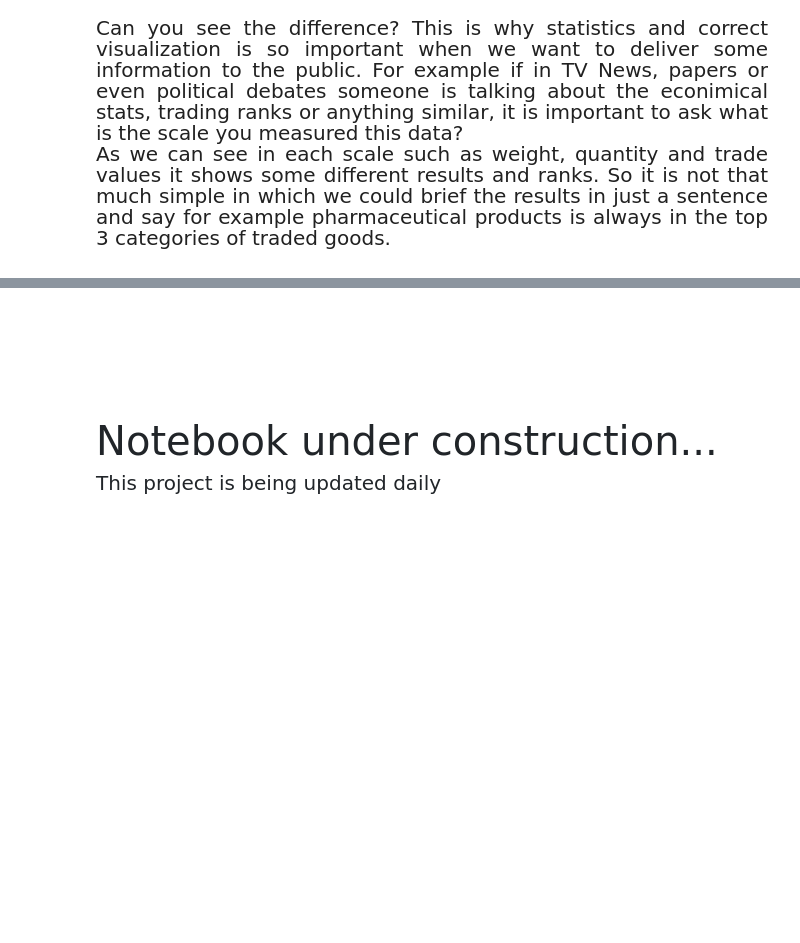
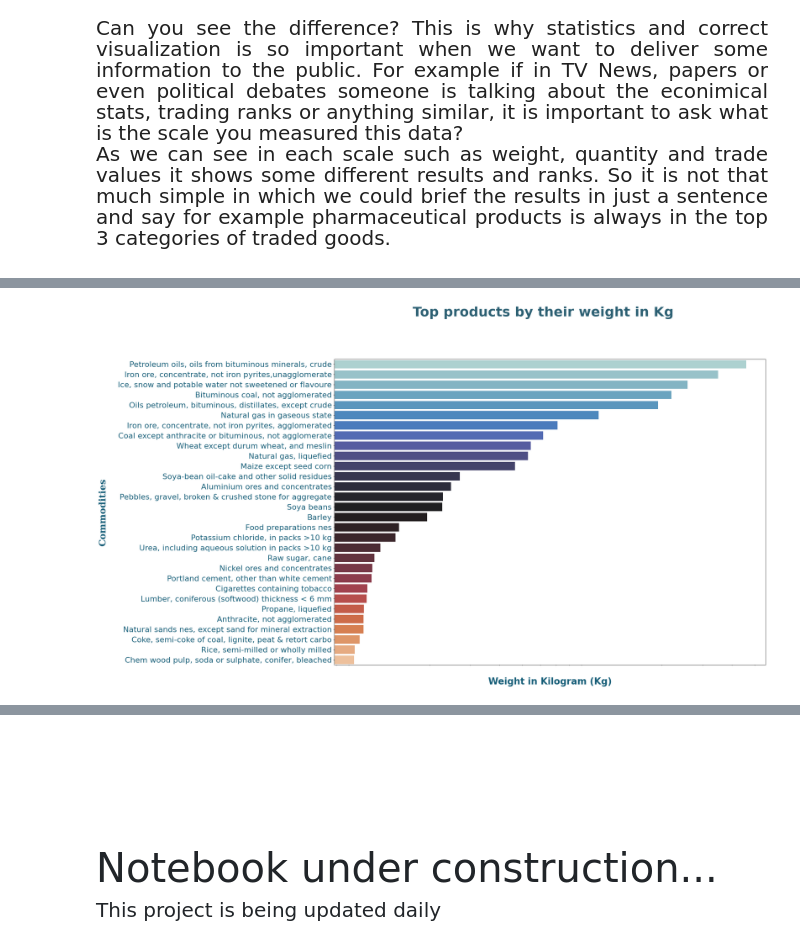
Before and after one commit to Persabras/Notebooks, a Jupyter notebook: global_trading_project_1988-present.ipynb, the cells around one changed output, grey strips where cells are left out. Drawn from its saved outputs; the diff is of its cells as text; code cells hidden in the pictures; blank space fills up the shorter version.

```diff
--- a/global_trading_project_1988-present.ipynb
+++ b/global_trading_project_1988-present.ipynb
@@ -780,0 +837,31 @@ As we can see in each scale such as weight, quantity and trade values it shows s
+# %%
+plt.subplots(figsize=(22,16))
+sns.barplot(data=ctcw, x='weight_kg', y='commodity', palette='icefire')
+plt.xscale('log')
+
+plt.yticks(rotation=0, color='#145B75', ticks=None, fontsize=22)
+plt.xticks([])
+
+plt.xlabel('Weight in Kilogram (Kg)',
+           fontsize=26,
+          fontweight='bold',
+           labelpad=30,
+          color='#145B75')
+plt.ylabel('Commodities',
+          fontsize=26,
+           fontfamily='serif',
+          fontweight='bold',
+           labelpad=30,
+          color='#145B75')
+
+plt.suptitle(
+    "Top products by their weight in Kg",
+    fontsize=38,
+    fontweight='bold',
+    ha="center",
+    y=1.01,
+    color='#2B5E71')
+
+plt.show()
+# %% [output]
+[figure, added]
```
Also changed, not shown: parts of 8 cells of this notebook.
